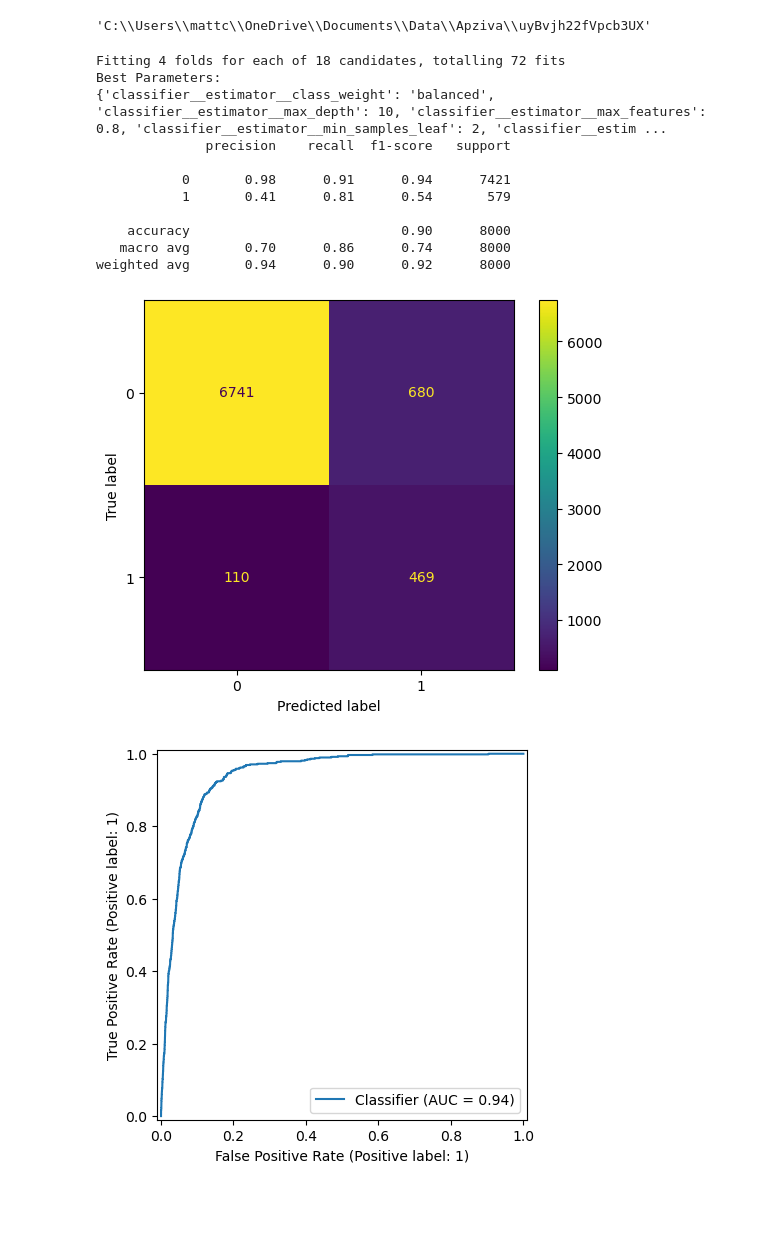
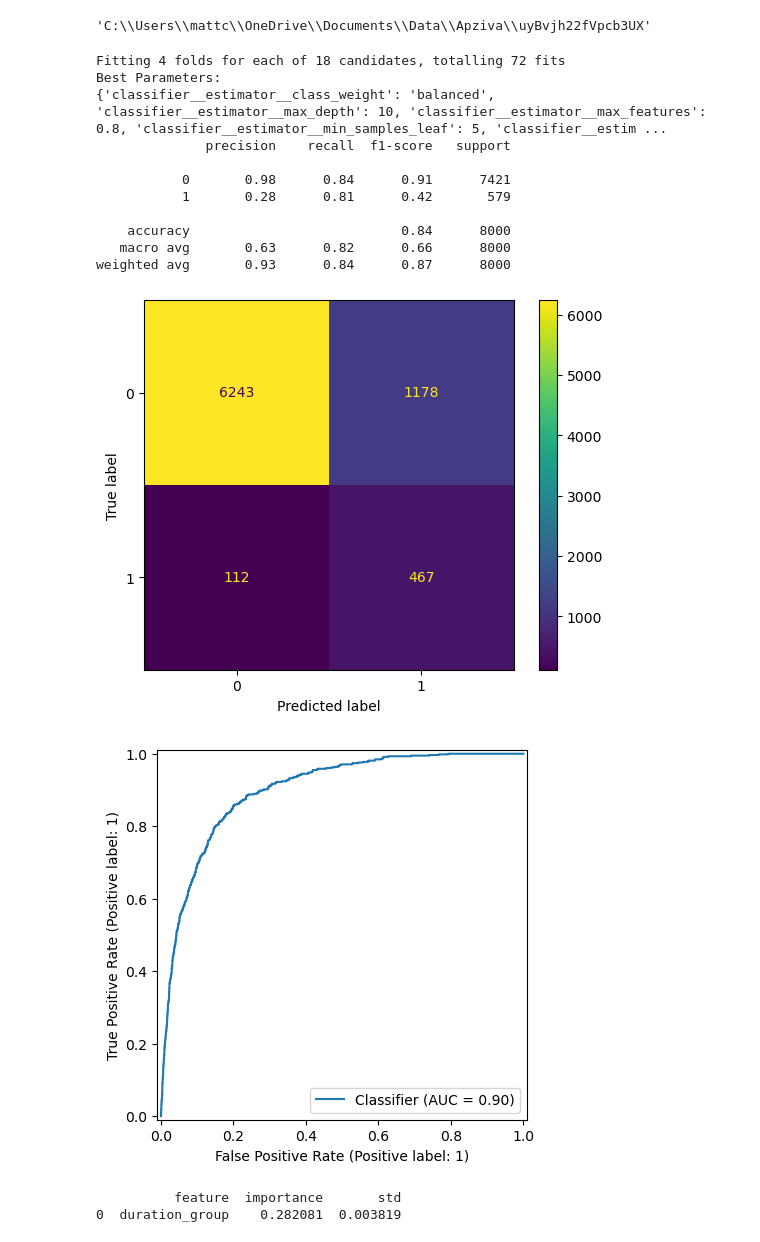
Before and after one commit to mattclark186/uyBvjh22fVpcb3UX, a Jupyter notebook: notebooks/modeling/bagging_classifier.ipynb, the cells around one changed output. Drawn from its saved outputs; the diff is of its cells as text; code cells hidden in the pictures; blank space fills up the shorter version.

```diff
--- a/notebooks/modeling/bagging_classifier.ipynb
+++ b/notebooks/modeling/bagging_classifier.ipynb
@@ -66,14 +55,21 @@ x_train, x_test, y_train, y_test = train_test_split(x, y, test_size=0.2, random_
 # %%
+# import the data
+data = pd.read_csv("data/processed/processed_data.csv")
+
+# split into x and y data
+x = data.select_dtypes(include='object')
+y = data['target']
+
+# split data into training and testing sets
+x_train, x_test, y_train, y_test = train_test_split(x, y, test_size=0.2, random_state=random_state, stratify=y)
+
 # identify numerical and categorical features
-num_features = x.select_dtypes(include='number').columns
 cat_features = x.select_dtypes(include='object').columns
 
-# preprocessing pipeline
-preprocessor = ColumnTransformer(
-    transformers=[
-        ('num', StandardScaler(), num_features),
-        ('cat', OneHotEncoder(), cat_features)
-    ])
+# one hot encoding categories
+preprocessor = ColumnTransformer([
+    ('cat', OneHotEncoder(handle_unknown='ignore'), cat_features)
+], remainder='passthrough')
 
 # modelling pipeline
 bag_pipe = Pipeline(
@@ -101,7 +97,7 @@ grid = GridSearchCV(
     bag_pipe,
     param_grid,
     cv=4,
-    scoring='precision',
+    scoring='f1',
     n_jobs=-1,
     verbose=1
 )
@@ -109,38 +105,70 @@ grid = GridSearchCV(
 # fit the grid to the data, find the best model and its parameters
 grid.fit(x_train, y_train)
 best_model = grid.best_estimator_
 best_params = grid.best_params_
 
 # make predictions using the best model
 y_pred = best_model.predict(x_test)
 y_proba = best_model.predict_proba(x_test)[:, 1]
 
 # print the best parameters
 print('Best Parameters:')
 print(best_params)
 
 # show classification report containing detailed metrics
 print(classification_report(y_test, y_pred))
 
 # show confusion matrix of predicted data vs actual
 cm = confusion_matrix(y_test, y_pred)
 ConfusionMatrixDisplay.from_predictions(y_test, y_pred)
 plt.show()
 
 # display ROC curve
 RocCurveDisplay.from_predictions(y_test, y_proba)
 plt.show()
 # %% [output]
 Fitting 4 folds for each of 18 candidates, totalling 72 fits
 Best Parameters:
-{'classifier__estimator__class_weight': 'balanced', 'classifier__estimator__max_depth': 10, 'classifier__estimator__max_features': 0.8, 'classifier__estimator__min_samples_leaf': 2, 'classifier__estim ...
+{'classifier__estimator__class_weight': 'balanced', 'classifier__estimator__max_depth': 10, 'classifier__estimator__max_features': 0.8, 'classifier__estimator__min_samples_leaf': 5, 'classifier__estim ...
               precision    recall  f1-score   support
 
-           0       0.98      0.91      0.94      7421
-           1       0.41      0.81      0.54       579
+           0       0.98      0.84      0.91      7421
+           1       0.28      0.81      0.42       579
 
-    accuracy                           0.90      8000
-   macro avg       0.70      0.86      0.74      8000
-weighted avg       0.94      0.90      0.92      8000
+    accuracy                           0.84      8000
+   macro avg       0.63      0.82      0.66      8000
+weighted avg       0.93      0.84      0.87      8000
-[figure, old version]
+[figure, new version]
-[figure, old version]
+[figure, new version]
+# %%
+result = permutation_importance(
+    best_model,
+    x_test,
+    y_test,
+    scoring='f1',
+    n_repeats=10,
+    random_state=random_state,
+    n_jobs=-1
+)
+
+feature_importance = pd.DataFrame({
+    'feature': x_test.columns,
+    'importance': result.importances_mean,
+    'std': result.importances_std
+}).sort_values('importance', ascending=False)
+
+feature_importance.sort_values('importance').plot(
+    x='feature',
+    y='importance',
+    kind='barh',
+    figsize=(10, 8),
+    legend=False
+)
+
+plt.xlabel('Mean decrease in F1 score')
+plt.ylabel('Feature')
+plt.title('Permutation Feature Importance')
+plt.show()
+# %% [output]
+          feature  importance       std
+0  duration_group    0.282081  0.003819
```
Also changed, not shown: parts of 4 cells of this notebook, 5 other files.
